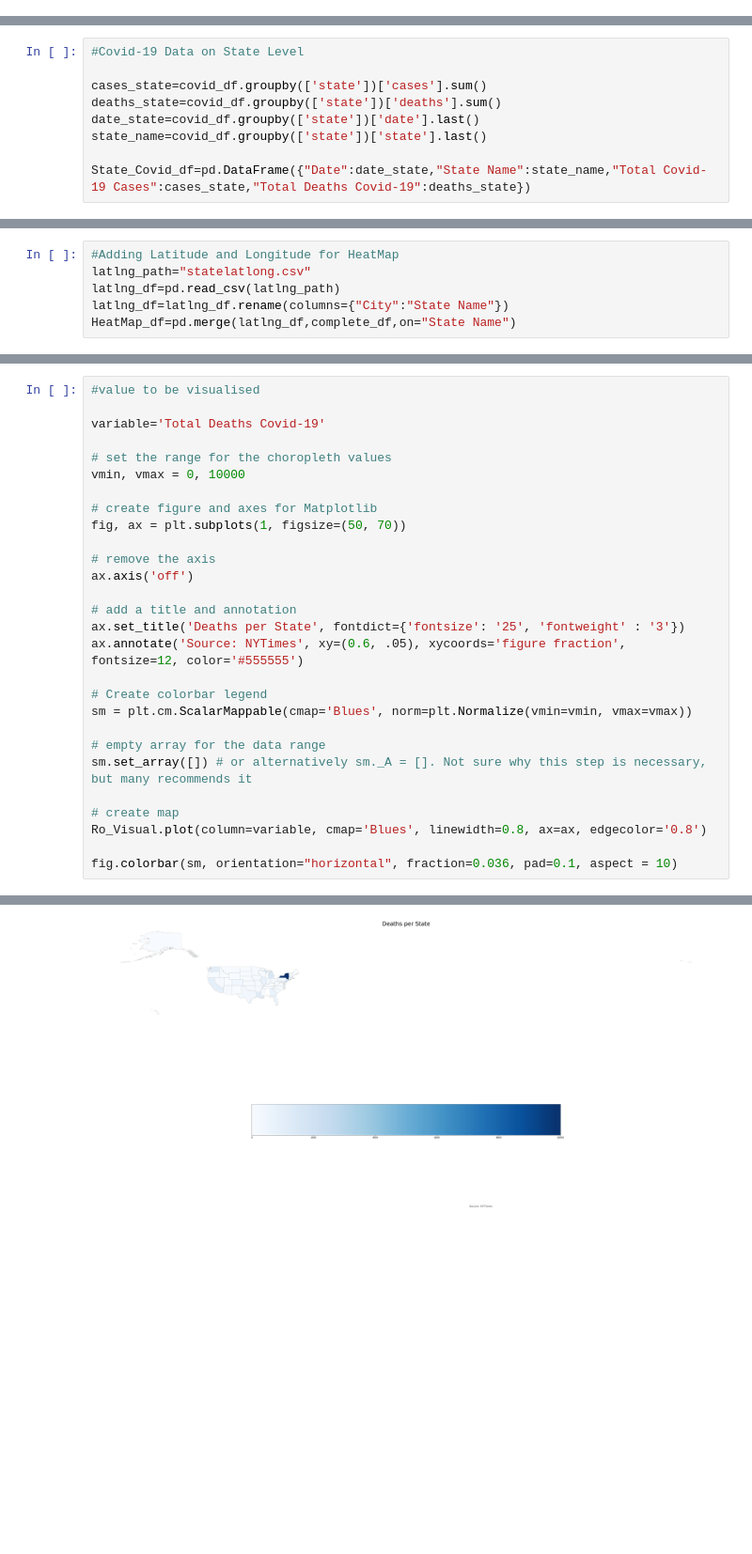
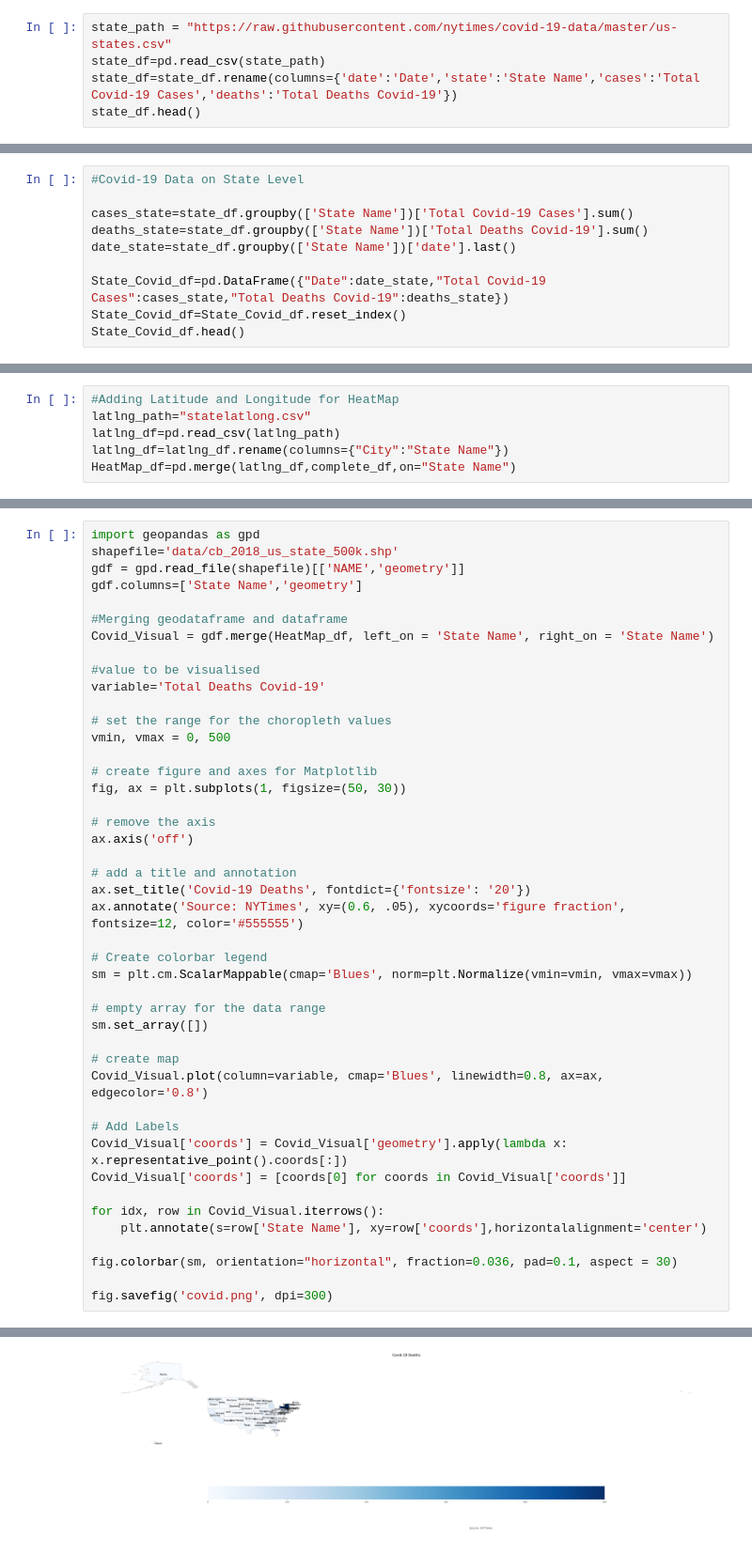
Before and after one commit to jtpeters963/Project-1, a Jupyter notebook: Census_API.ipynb, the cells around one changed output, grey strips where cells are left out. Shown: that part at 94% size. Drawn from its saved outputs; the diff is of its cells as text; blank space fills up the shorter version.

```diff
--- a/Census_API.ipynb
+++ b/Census_API.ipynb
@@ -135,0 +81,5 @@ County_Covid_df.head()
+# %%
+state_path = "https://raw.githubusercontent.com/nytimes/covid-19-data/master/us-states.csv"
+state_df=pd.read_csv(state_path)
+state_df=state_df.rename(columns={'date':'Date','state':'State Name','cases':'Total Covid-19 Cases','deaths':'Total Deaths Covid-19'})
+state_df.head()
@@ -136,9 +93,10 @@ County_Covid_df.head()
 # %%
 #Covid-19 Data on State Level
 
-cases_state=covid_df.groupby(['state'])['cases'].sum()
-deaths_state=covid_df.groupby(['state'])['deaths'].sum()
-date_state=covid_df.groupby(['state'])['date'].last()
-state_name=covid_df.groupby(['state'])['state'].last()
+cases_state=state_df.groupby(['State Name'])['Total Covid-19 Cases'].sum()
+deaths_state=state_df.groupby(['State Name'])['Total Deaths Covid-19'].sum()
+date_state=state_df.groupby(['State Name'])['date'].last()
 
-State_Covid_df=pd.DataFrame({"Date":date_state,"State Name":state_name,"Total Covid-19 Cases":cases_state,"Total Deaths Covid-19":deaths_state})
+State_Covid_df=pd.DataFrame({"Date":date_state,"Total Covid-19 Cases":cases_state,"Total Deaths Covid-19":deaths_state})
+State_Covid_df=State_Covid_df.reset_index()
+State_Covid_df.head()
@@ -272,29 +162,45 @@ KeyError: '[24] not found in axis'
 # %%
+import geopandas as gpd
+shapefile='data/cb_2018_us_state_500k.shp'
+gdf = gpd.read_file(shapefile)[['NAME','geometry']]
+gdf.columns=['State Name','geometry']
+
+#Merging geodataframe and dataframe
+Covid_Visual = gdf.merge(HeatMap_df, left_on = 'State Name', right_on = 'State Name')
+
 #value to be visualised
-
 variable='Total Deaths Covid-19'
 
 # set the range for the choropleth values
-vmin, vmax = 0, 10000
+vmin, vmax = 0, 500
 
 # create figure and axes for Matplotlib
-fig, ax = plt.subplots(1, figsize=(50, 70))
+fig, ax = plt.subplots(1, figsize=(50, 30))
 
 # remove the axis
 ax.axis('off')
 
 # add a title and annotation
-ax.set_title('Deaths per State', fontdict={'fontsize': '25', 'fontweight' : '3'})
+ax.set_title('Covid-19 Deaths', fontdict={'fontsize': '20'})
 ax.annotate('Source: NYTimes', xy=(0.6, .05), xycoords='figure fraction', fontsize=12, color='#555555')
 
 # Create colorbar legend
 sm = plt.cm.ScalarMappable(cmap='Blues', norm=plt.Normalize(vmin=vmin, vmax=vmax))
 
 # empty array for the data range
-sm.set_array([]) # or alternatively sm._A = []. Not sure why this step is necessary, but many recommends it
+sm.set_array([])
 
 # create map
-Ro_Visual.plot(column=variable, cmap='Blues', linewidth=0.8, ax=ax, edgecolor='0.8')
+Covid_Visual.plot(column=variable, cmap='Blues', linewidth=0.8, ax=ax, edgecolor='0.8')
 
-fig.colorbar(sm, orientation="horizontal", fraction=0.036, pad=0.1, aspect = 10)
+# Add Labels
+Covid_Visual['coords'] = Covid_Visual['geometry'].apply(lambda x: x.representative_point().coords[:])
+Covid_Visual['coords'] = [coords[0] for coords in Covid_Visual['coords']]
+
+for idx, row in Covid_Visual.iterrows():
+    plt.annotate(s=row['State Name'], xy=row['coords'],horizontalalignment='center')
+
+fig.colorbar(sm, orientation="horizontal", fraction=0.036, pad=0.1, aspect = 30)
+
+fig.savefig('covid.png', dpi=300)
 # %% [output]
@@ -302 +207 @@ fig.colorbar(sm, orientation="horizontal", fraction=0.036, pad=0.1, aspect = 10)
-[figure, old version]
+[figure, new version]
```
Also changed, not shown: parts of 27 cells of this notebook, 5 other files.
